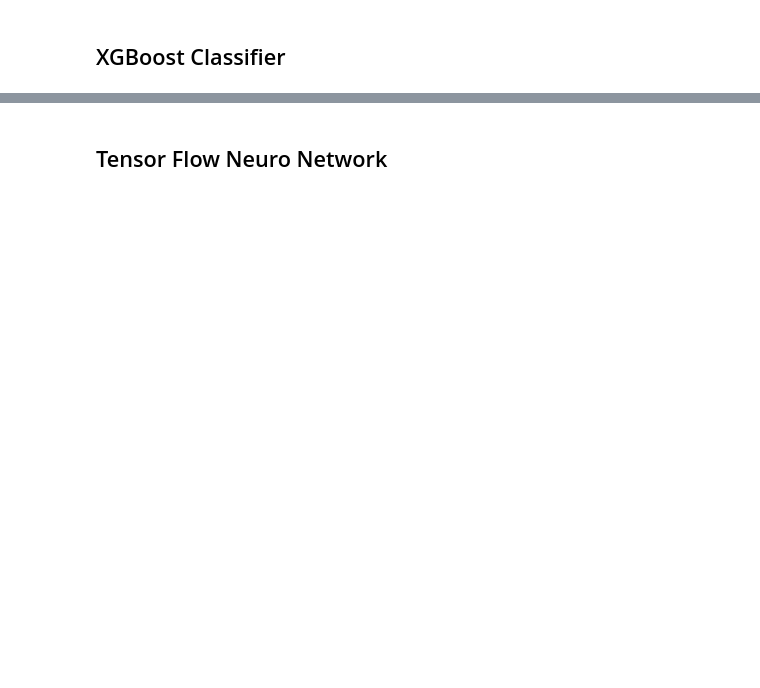
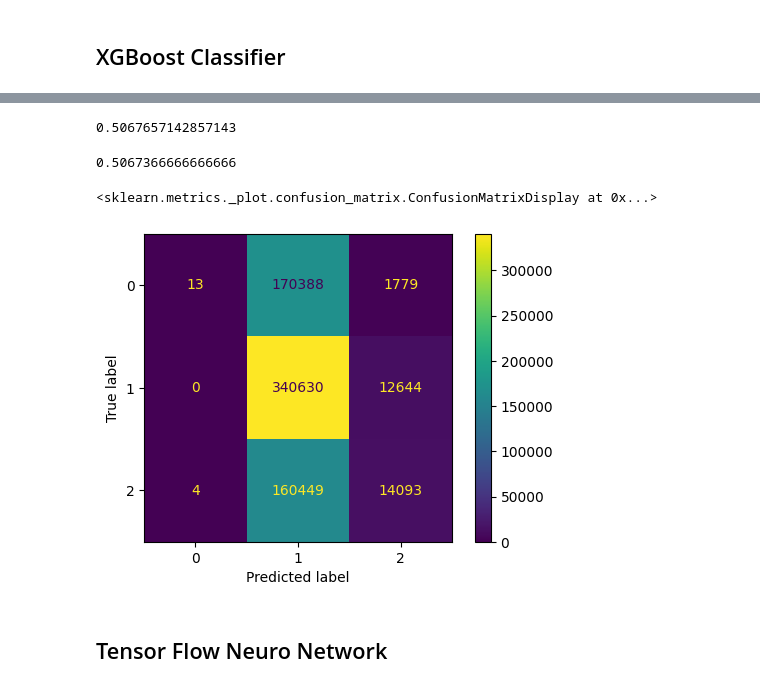
Before and after one commit to JamesShaklee/WeatherPrediction, a Jupyter notebook: WeatherNotebook.ipynb, the cells around one changed output, grey strips where cells are left out. Cells and saved outputs as stored; diff of their text form; code cells hidden in the pictures; blank space fills up the shorter version.

Commit message:
push to main test

```diff
--- a/WeatherNotebook.ipynb
+++ b/WeatherNotebook.ipynb
@@ -298,0 +259,6 @@ plt.show()
+# %%
+y = edf["Rain_Cat_Num"]
+y
+# %%
+from sklearn.model_selection import train_test_split
+X_train, X_test, y_train, y_test = train_test_split(X, y, test_size = 0.3, stratify=y)
@@ -298,0 +271,3 @@ plt.show()
+# %%
+xgb_clf = XGBClassifier(n_estimators=25, max_depth=5)
+xgb_clf.fit(X_train, y_train)
@@ -298,0 +288,6 @@ plt.show()
+# %%
+y_train_pred = xgb_clf.predict(X_train)
+# %%
+accuracy_score(y_train, y_train_pred)
+# %% [output]
+0.5067657142857143
@@ -298,0 +296,11 @@ plt.show()
+# %%
+accuracy_score(y_test, y_test_pred)
+# %% [output]
+0.5067366666666666
+# %%
+cm = confusion_matrix(y_train, y_train_pred)
+disp = ConfusionMatrixDisplay(cm)
+disp.plot()
+# %% [output]
+<sklearn.metrics._plot.confusion_matrix.ConfusionMatrixDisplay at 0x...>
+[figure, added]
```
Also changed, not shown: parts of 31 cells of this notebook.
